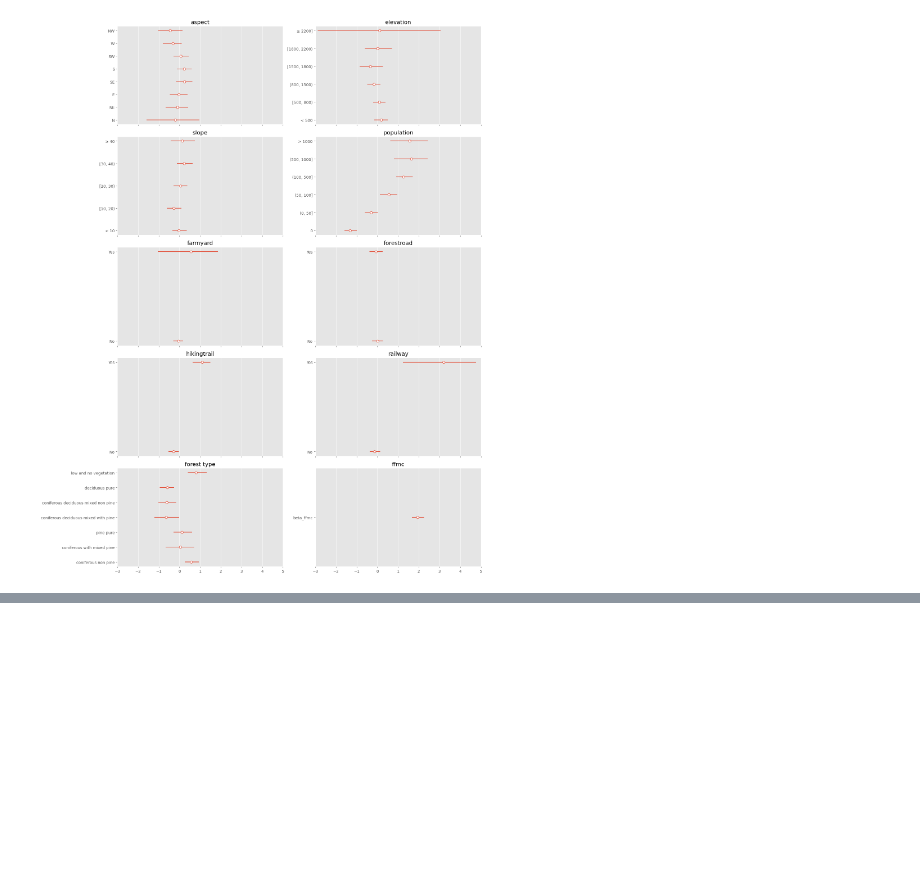
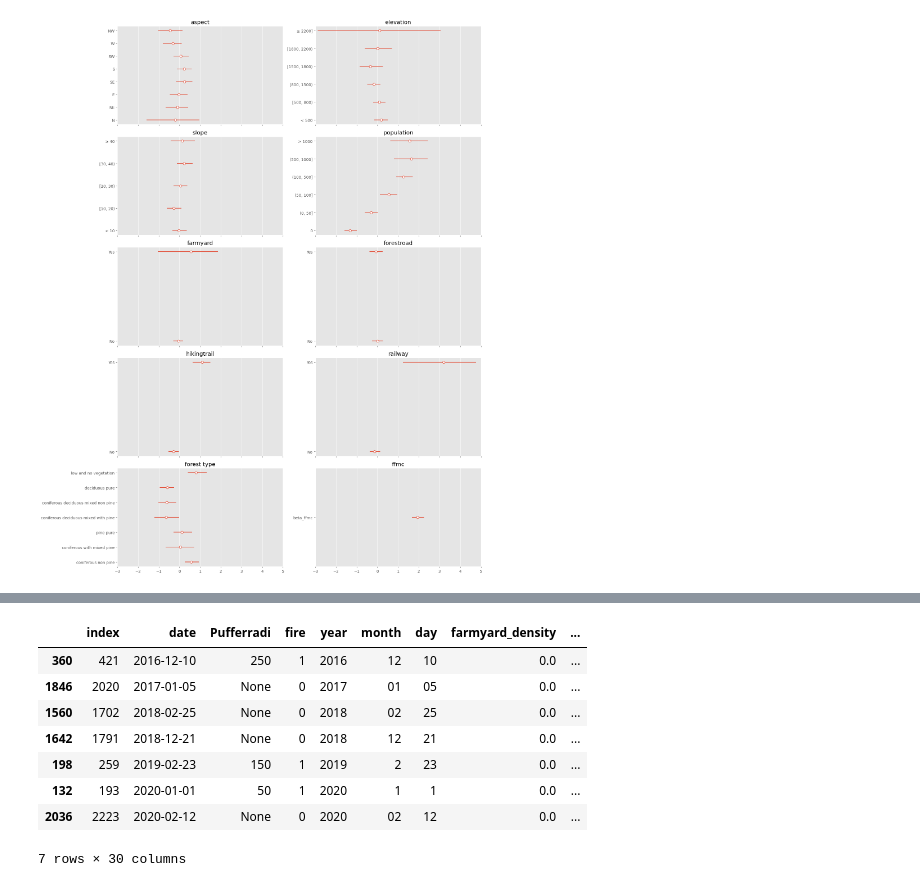
Before and after one commit to PLUS-ZGIS-GeoAI/ignite-bayesian-ml, a Jupyter notebook: notebooks/modeling_experiments/uncertainty_quantification_v2.ipynb, the cells around one changed output, grey strips where cells are left out. Cells and saved outputs as stored; diff of their text form; code cells hidden in the pictures; blank space fills up the shorter version.

```diff
--- a/notebooks/modeling_experiments/uncertainty_quantification_v2.ipynb
+++ b/notebooks/modeling_experiments/uncertainty_quantification_v2.ipynb
@@ -556,0 +791,13 @@ plt.show()
+# %%
+x_test_index = X_test[(X_test.naturraumregionen_encoded == 0) & (X_test.season == 3)]["index"]
+X_test[(X_test.naturraumregionen_encoded == 0) & (X_test.season == 3)]
+# %% [output]
+|  | index | date | Pufferradi | fire | year | month | day | farmyard_density | ... |
+| 360 | 421 | 2016-12-10 | 250 | 1 | 2016 | 12 | 10 | 0.0 | ... |
+| 1846 | 2020 | 2017-01-05 | None | 0 | 2017 | 01 | 05 | 0.0 | ... |
+| 1560 | 1702 | 2018-02-25 | None | 0 | 2018 | 02 | 25 | 0.0 | ... |
+| 1642 | 1791 | 2018-12-21 | None | 0 | 2018 | 12 | 21 | 0.0 | ... |
+| 198 | 259 | 2019-02-23 | 150 | 1 | 2019 | 2 | 23 | 0.0 | ... |
+| 132 | 193 | 2020-01-01 | 50 | 1 | 2020 | 1 | 1 | 0.0 | ... |
+| 2036 | 2223 | 2020-02-12 | None | 0 | 2020 | 02 | 12 | 0.0 | ... |
+7 rows × 30 columns
```
Also changed, not shown: parts of 30 cells of this notebook, 3 other files.
